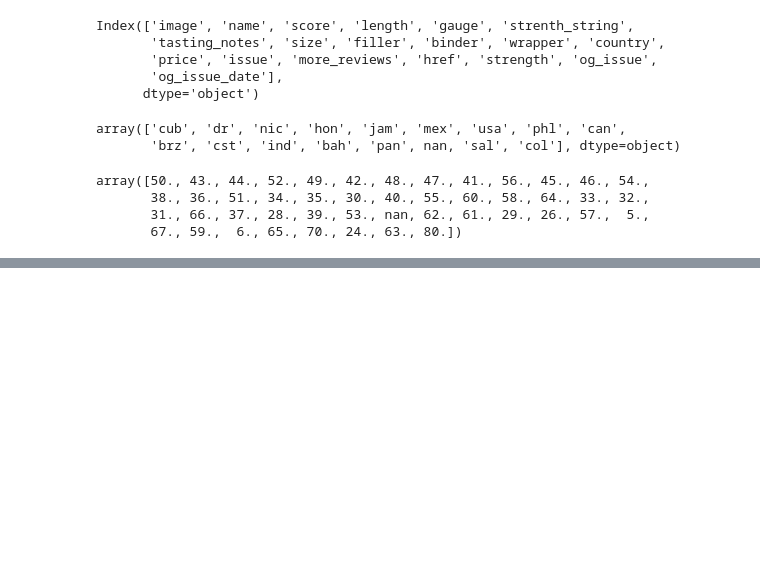
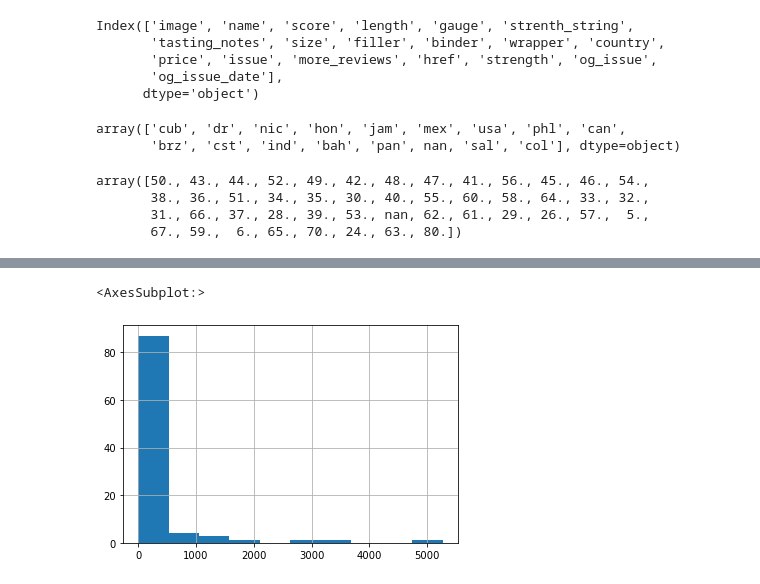
Before and after one commit to dj-betts/top-25-cigars, a Jupyter notebook: eda_cigar_aficionado.ipynb, the cells around one changed output, grey strips where cells are left out. Saved outputs shown, nothing was run; the diff lists cells and outputs as text; code cells hidden in the pictures; blank space fills up the shorter version.

```diff
--- a/eda_cigar_aficionado.ipynb
+++ b/eda_cigar_aficionado.ipynb
@@ -366,2 +314,0 @@ convert_length_2_float(test_length)
-# %%
-df['gauge'] = df.gauge.apply(make_int)
@@ -390,0 +323,5 @@ def make_int(string):
+# %%
+df.wrapp1er.value_counts().hist()
+# %% [output]
+<AxesSubplot:>
+[figure, added]
```
Also changed, not shown: parts of 19 cells of this notebook.
